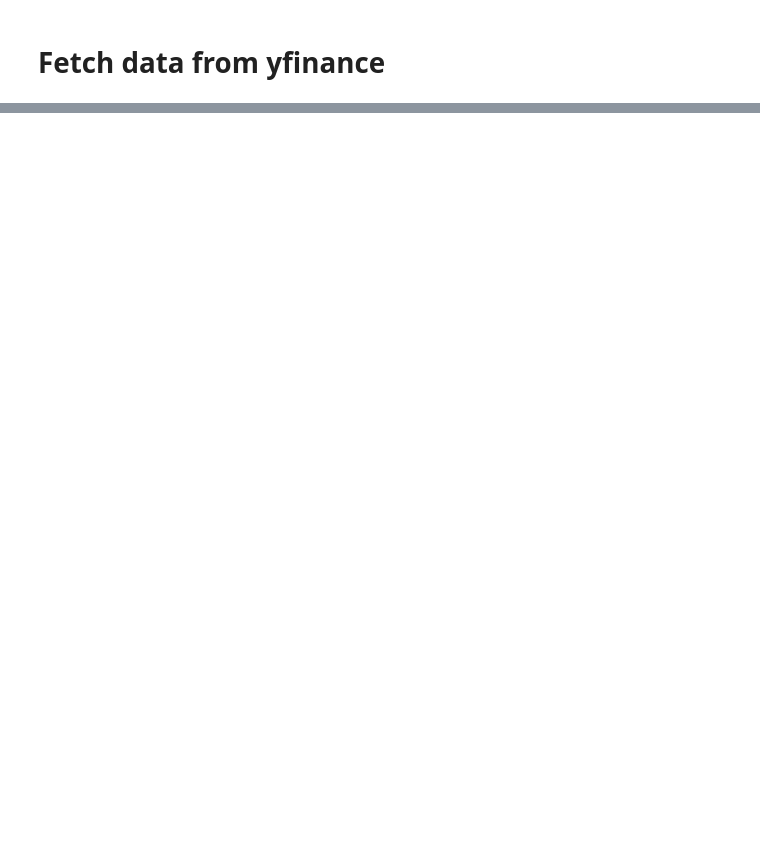
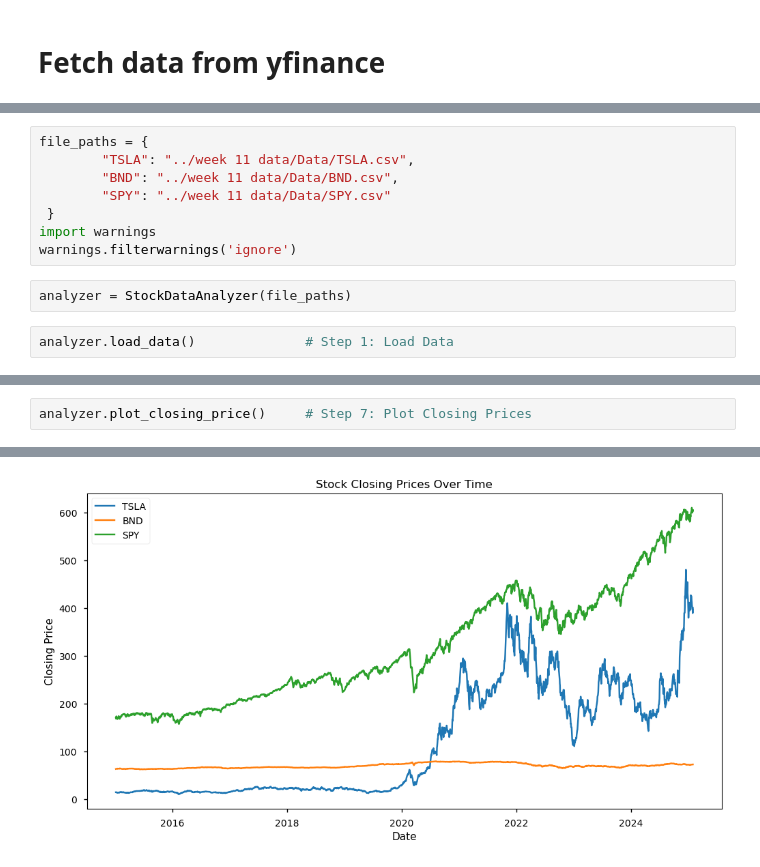
Before and after one commit to zereay74/Kaim-week-11, a Jupyter notebook: notebooks/Task_1_Preprocess_and _Explore_the_Data.ipynb, the cells around one changed output, grey strips where cells are left out. Cells and saved outputs as stored; diff of their text form; blank space fills up the shorter version.

Commit message:
Task 1: Preprocess and Explore the Data

```diff
--- a/notebooks/Task_1_Preprocess_and _Explore_the_Data.ipynb
+++ b/notebooks/Task_1_Preprocess_and _Explore_the_Data.ipynb
@@ -47,0 +52,12 @@ fetcher.save_to_csv(stock_data)
+# %%
+file_paths = {
+        "TSLA": "../week 11 data/Data/TSLA.csv",
+        "BND": "../week 11 data/Data/BND.csv",
+        "SPY": "../week 11 data/Data/SPY.csv"
+ }
+import warnings
+warnings.filterwarnings('ignore')
+# %%
+analyzer = StockDataAnalyzer(file_paths)
+# %%
+analyzer.load_data()              # Step 1: Load Data
@@ -47,0 +130,3 @@ fetcher.save_to_csv(stock_data)
+# %%
+analyzer.plot_closing_price()     # Step 7: Plot Closing Prices
+# %% [output]
@@ -47,0 +134 @@ fetcher.save_to_csv(stock_data)
+[figure, added]
```
Also changed, not shown: parts of 19 cells of this notebook, 3 other files.
